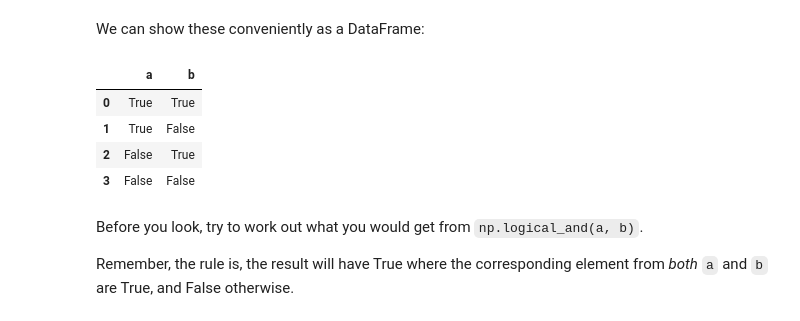
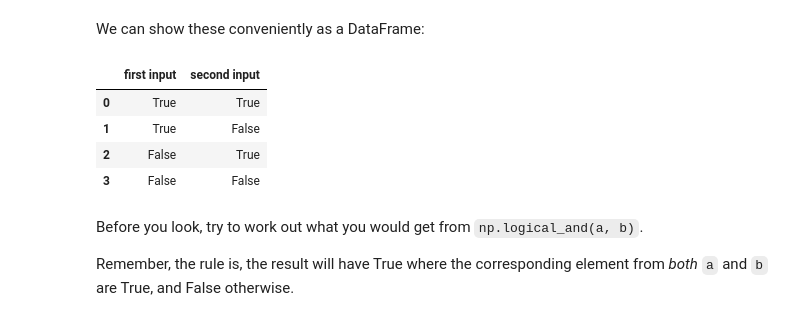
Before and after one commit to matthew-brett/cfd2019, a Jupyter notebook: notebooks/08/combining_boolean_arrays.ipynb, the cells around one changed output. Saved outputs shown, nothing was run; the diff lists cells and outputs as text; code cells hidden in the pictures.

```diff
--- a/notebooks/08/combining_boolean_arrays.ipynb
+++ b/notebooks/08/combining_boolean_arrays.ipynb
@@ -159,11 +159,11 @@ b = np.array([True, False, True, False])
 We can show these conveniently as a DataFrame:
 # %%
 ab = pd.DataFrame()
-ab['a'] = a
-ab['b'] = b
+ab['first input'] = a
+ab['second input'] = b
 ab
 # %% [output]
-|  | a | b |
+|  | first input | second input |
 | 0 | True | True |
 | 1 | True | False |
 | 2 | False | True |
```
Also changed, not shown: parts of 9 cells of this notebook, 1 other file.
